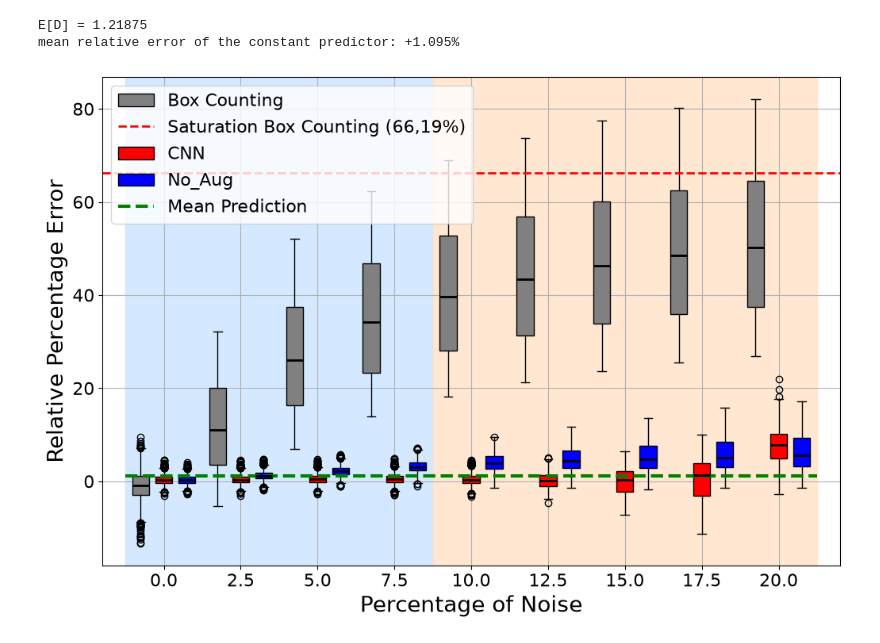
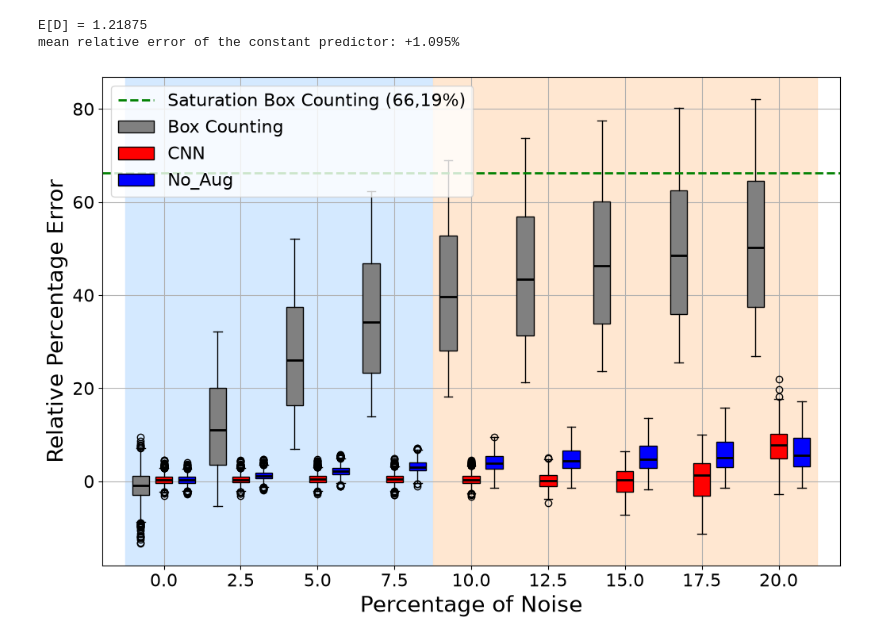
Before and after one commit to fvalle1/Determination-of-the-Fractal-Dimension-of-a-Curve-Using-a-Convolutional-Neural-Network, a Jupyter notebook: Results/Result_Noise.ipynb, the cells around one changed output. Cells and saved outputs as stored; diff of their text form; code cells hidden in the pictures.

```diff
--- a/Results/Result_Noise.ipynb
+++ b/Results/Result_Noise.ipynb
@@ -57,35 +57,35 @@ x = np.arange(1, 10)
 
 offset = 0.3
 
 
 bp1 = ax.boxplot(data_Box, positions=x - offset, widths=0.22,
                  patch_artist=True, boxprops=dict(facecolor="grey"), medianprops=dict(color="black", linewidth=2))
 bp2 = ax.boxplot(data_Rete, positions=x, widths=0.22,
                  patch_artist=True, boxprops=dict(facecolor="red"), medianprops=dict(color="black", linewidth=2))
 bp3 = ax.boxplot(data_No, positions=x + offset, widths=0.22,
                 patch_artist=True, boxprops=dict(facecolor="blue"), medianprops=dict(color="black", linewidth=2))
 
-saturation = ax.axhline(y=66.19, color="red", linestyle="--", linewidth=2)
+saturation = ax.axhline(y=66.19, color="green", linestyle="--", linewidth=2)
 
 ax.axvspan(0.5, soglia + 0.5, color="#d0e7ff", alpha=0.9)
 
 ax.axvspan(soglia + 0.5, len(x) + 0.5, color="#ffe5cc", alpha=0.9)
 # Reference: analytic mean relative error of the constant predictor D = E[D]
 # (independent of the number of points, so drawn as a horizontal line).
 x_lo, x_hi = x.min() - 0.5, x.max() + 0.5
-line = ax.hlines(y=MEAN_ERR_REF, xmin=x_lo, xmax=x_hi, color="green", lw=3, ls="--")
+# line = ax.hlines(y=MEAN_ERR_REF, xmin=x_lo, xmax=x_hi, color="green", lw=3, ls="--")
 ax.set_xticks(x)
 ax.set_xticklabels(porzione)
 ax.tick_params(axis='both', labelsize=16)
 
 
 ax.set_xlabel("Percentage of Noise", fontsize=20)
 ax.set_ylabel("Relative Percentage Error", fontsize=20)
 ax.grid(True)
 
-ax.legend([bp1["boxes"][0], saturation, bp2["boxes"][0], bp3["boxes"][0], line],
-          ["Box Counting", "Saturation Box Counting (66,19%)", "CNN","No_Aug", "Mean Prediction"], loc="upper left", fontsize=16)
+ax.legend([saturation, bp1["boxes"][0], bp2["boxes"][0], bp3["boxes"][0]],
+          ["Saturation Box Counting (66,19%)", "Box Counting", "CNN","No_Aug"], loc="upper left", fontsize=16)
 
 plt.show()
 # %% [output]
-[figure, old version]
+[figure, new version]
```
Also changed, not shown: 3 other files.
